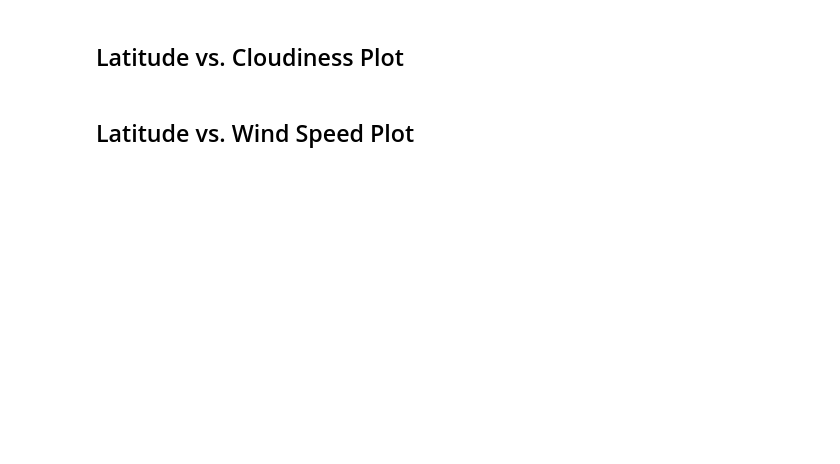
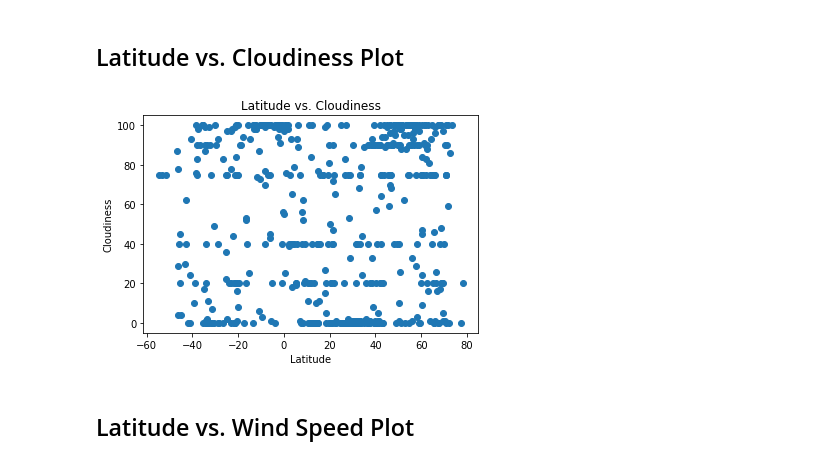
Before and after one commit to amunyhub/python-api-challenge, a Jupyter notebook: WeatherPy/WeatherPy.ipynb, the cells around one changed output. Cells and saved outputs as stored; diff of their text form; code cells hidden in the pictures; blank space fills up the shorter version.

```diff
--- a/WeatherPy/WeatherPy.ipynb
+++ b/WeatherPy/WeatherPy.ipynb
@@ -218,11 +217,14 @@ plt.show()
 # %%
 x_values=weather_df['Lat']
 y_values=weather_df['Cloudiness']
 plt.scatter(x_values,y_values)
 plt.xlabel('Latitude')
 plt.ylabel('Cloudiness')
+plt.title('Latitude vs. Cloudiness')
 plt.show()
 #Print(add a sentence here)
+# %% [output]
+[figure, added]
 # %% [markdown]
 ## Latitude vs. Wind Speed Plot
 # %%
```
Also changed, not shown: parts of 10 cells of this notebook, 1 other file.
